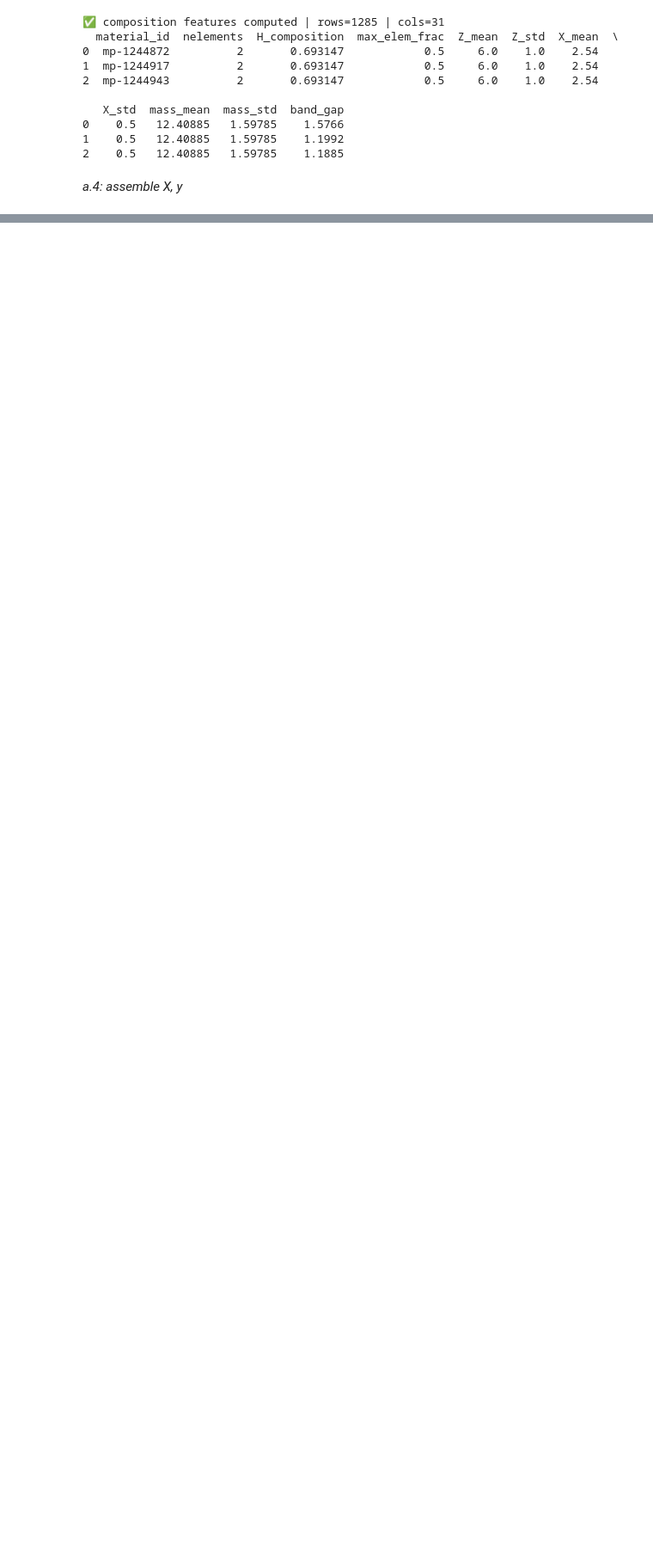
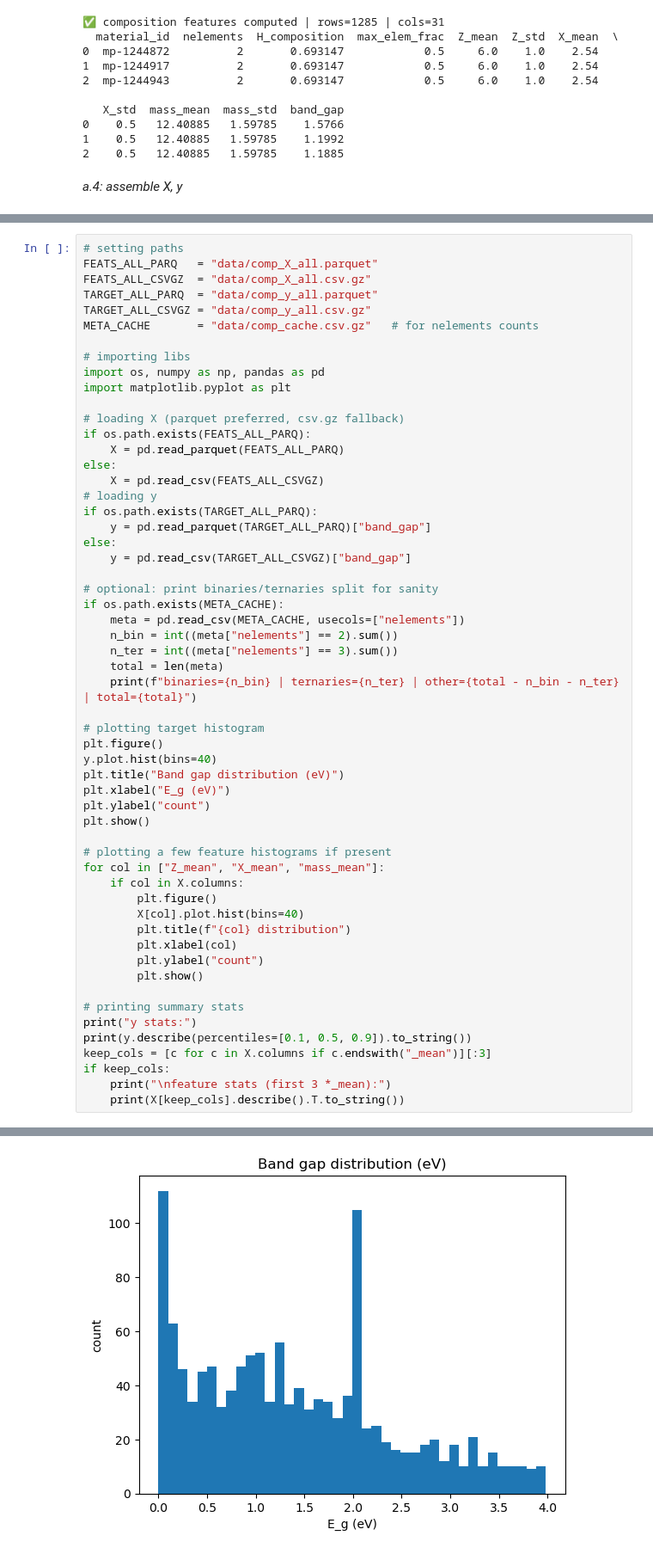
Before and after one commit to submerged-in-matrix/Materials-Discovery, a Jupyter notebook: projects/Scaling_DeepLearning/P_1_Scaling DL.ipynb, the cells around one changed output, grey strips where cells are left out. Shown at 86% size. Saved outputs shown, nothing was run; the diff lists cells and outputs as text; blank space fills up the shorter version.

Commit message:
some stats of the composition pipeline generated

```diff
--- a/projects/Scaling_DeepLearning/P_1_Scaling DL.ipynb
+++ b/projects/Scaling_DeepLearning/P_1_Scaling DL.ipynb
@@ -587,0 +639,57 @@ ModuleNotFoundError: No module named 'sklearn'
+# %%
+# setting paths
+FEATS_ALL_PARQ   = "data/comp_X_all.parquet"
+FEATS_ALL_CSVGZ  = "data/comp_X_all.csv.gz"
+TARGET_ALL_PARQ  = "data/comp_y_all.parquet"
+TARGET_ALL_CSVGZ = "data/comp_y_all.csv.gz"
+META_CACHE       = "data/comp_cache.csv.gz"   # for nelements counts
+
+# importing libs
+import os, numpy as np, pandas as pd
+import matplotlib.pyplot as plt
+
+# loading X (parquet preferred, csv.gz fallback)
+if os.path.exists(FEATS_ALL_PARQ):
+    X = pd.read_parquet(FEATS_ALL_PARQ)
+else:
+    X = pd.read_csv(FEATS_ALL_CSVGZ)
+# loading y
+if os.path.exists(TARGET_ALL_PARQ):
+    y = pd.read_parquet(TARGET_ALL_PARQ)["band_gap"]
+else:
+    y = pd.read_csv(TARGET_ALL_CSVGZ)["band_gap"]
+
+# optional: print binaries/ternaries split for sanity
+if os.path.exists(META_CACHE):
+    meta = pd.read_csv(META_CACHE, usecols=["nelements"])
+    n_bin = int((meta["nelements"] == 2).sum())
+    n_ter = int((meta["nelements"] == 3).sum())
+    total = len(meta)
+    print(f"binaries={n_bin} | ternaries={n_ter} | other={total - n_bin - n_ter} | total={total}")
+
+# plotting target histogram
+plt.figure()
+y.plot.hist(bins=40)
+plt.title("Band gap distribution (eV)")
+plt.xlabel("E_g (eV)")
+plt.ylabel("count")
+plt.show()
+
+# plotting a few feature histograms if present
+for col in ["Z_mean", "X_mean", "mass_mean"]:
+    if col in X.columns:
+        plt.figure()
+        X[col].plot.hist(bins=40)
+        plt.title(f"{col} distribution")
+        plt.xlabel(col)
+        plt.ylabel("count")
+        plt.show()
+
+# printing summary stats
+print("y stats:")
+print(y.describe(percentiles=[0.1, 0.5, 0.9]).to_string())
+keep_cols = [c for c in X.columns if c.endswith("_mean")][:3]
+if keep_cols:
+    print("\nfeature stats (first 3 *_mean):")
+    print(X[keep_cols].describe().T.to_string())
+# %% [output]
@@ -587,0 +697 @@ ModuleNotFoundError: No module named 'sklearn'
+[figure, added]
```
Also changed, not shown: parts of 7 cells of this notebook, 9 other files.
